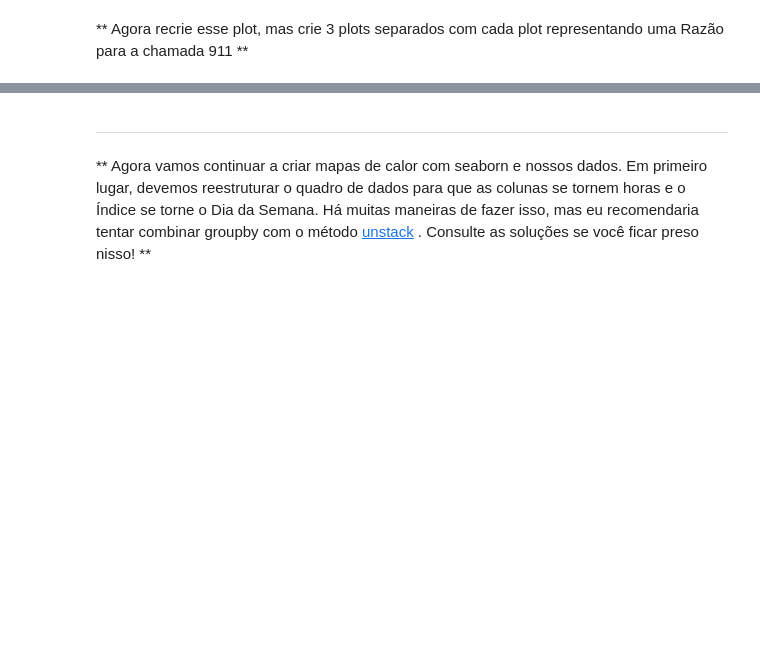
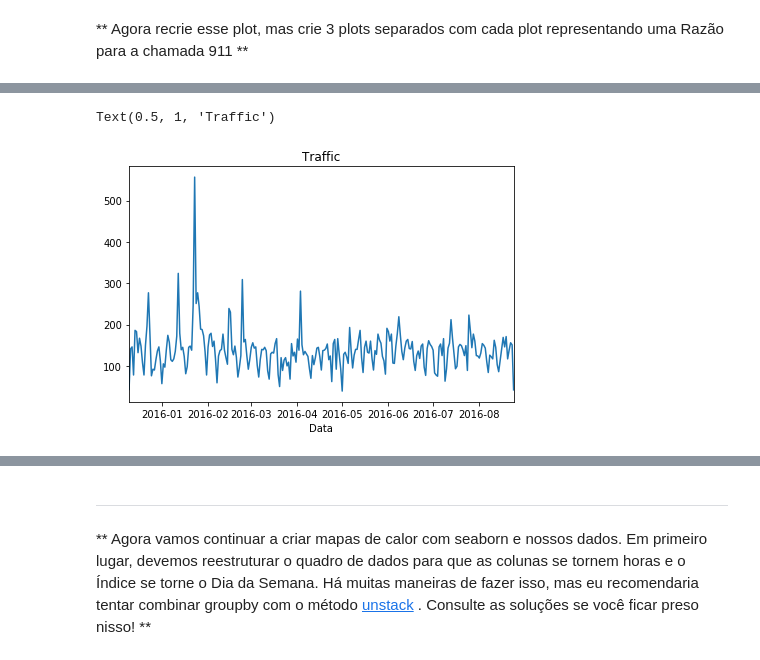
Before and after one commit to paulojuniore/DataScienceStudies, a Jupyter notebook: 4 - Projetos de análise de dados/Projeto - Ligações para o 911.ipynb, the cells around one changed output, grey strips where cells are left out. Saved outputs shown, nothing was run; the diff lists cells and outputs as text; code cells hidden in the pictures; blank space fills up the shorter version.

```diff
--- a/4 - Projetos de análise de dados/Projeto - Ligações para o 911.ipynb
+++ b/4 - Projetos de análise de dados/Projeto - Ligações para o 911.ipynb
@@ -263,0 +302,7 @@ _____
+# %%
+df[df['reason'] == 'Traffic'].groupby('Data').count()['twp'].plot()
+plt.tight_layout()
+plt.title('Traffic')
+# %% [output]
+Text(0.5, 1, 'Traffic')
+[figure, added]
```
Also changed, not shown: parts of 17 cells of this notebook.
